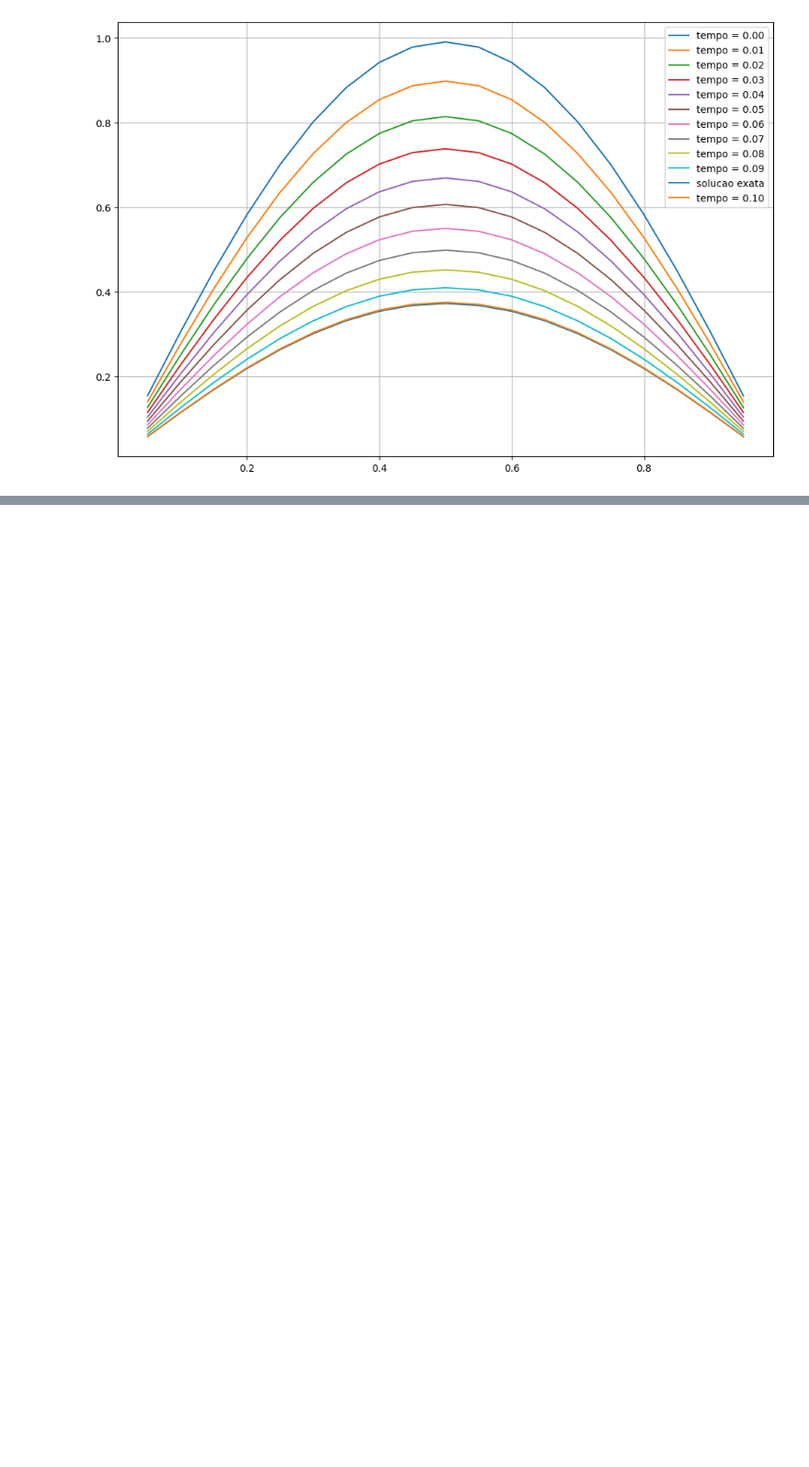
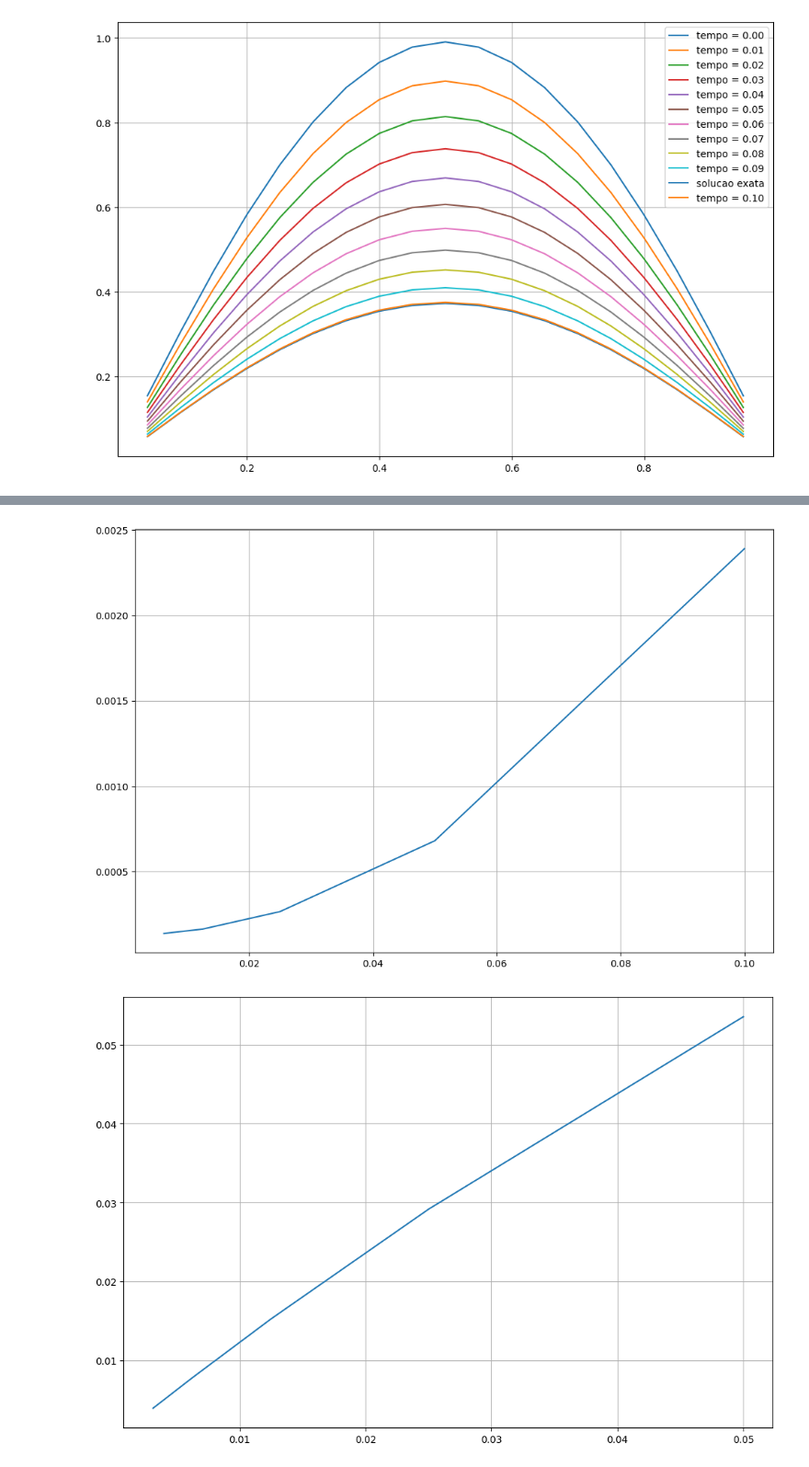
Before and after one commit to pedronalon/PesquisaMetodosNumericos, a Jupyter notebook: HeatEquation1DImplicitEuller.ipynb, the cells around one changed output, grey strips where cells are left out. Shown at 92% size. Saved outputs shown, nothing was run; the diff lists cells and outputs as text; code cells hidden in the pictures; blank space fills up the shorter version.

```diff
--- a/HeatEquation1DImplicitEuller.ipynb
+++ b/HeatEquation1DImplicitEuller.ipynb
@@ -195,0 +120,67 @@ plt.show()
+# %%
+def calcErro(n, dt, tf = 0.1, c = 1, L = 1):
+    h = L/n
+    cond  = c*dt/h**2
+
+    diagonalPrincipal = 1+2*cond #diagonal principal da matriz tridiagonal
+    diagonaisAdj = -cond #diagonais adjacentes da matriz tridiagonal
+    matriz = np.zeros((n-1,n-1))
+    matriz = montaMatriz(n-1,matriz,diagonalPrincipal,diagonaisAdj)
+
+    x = np.linspace(0,L,n+1)
+    x_plot = x[1:-1]
+    tempo = np.arange(0,tf,dt)
+
+    T = g(x_plot)
+    b = np.zeros(n-1)
+
+    for i in range(len(tempo)):
+        b[:] = T[:]
+        T = np.linalg.solve(matriz,b)
+
+
+    sol_exata = solucaoexata(x_plot, tf)
+    erro = np.linalg.norm(T-sol_exata)/np.sqrt(n-1)
+    return erro, h
+
+
+
+
+dt_fixo = 1e-4
+N = [10,20,40,80,160]
+
+erros_espaciais = []
+dxs = []
+
+for n in N:
+    erro, h = calcErro(n,dt_fixo)
+    erros_espaciais.append(erro)
+    dxs.append(h)
+
+
+plt.figure(figsize=(12,8))
+plt.plot(dxs,erros_espaciais)
+plt.grid(True)
+plt.show()
+
+
+
+
+n_fixo = 300
+dts = [0.05, 0.025, 0.0125, 0.00625, 0.003125]
+
+erros_temporais = []
+
+for t in dts:
+    erro, h = calcErro(n_fixo,t)
+    erros_temporais.append(erro)
+
+
+
+plt.figure(figsize=(12,8))
+plt.plot(dts,erros_temporais)
+plt.grid(True)
+plt.show()
+# %% [output]
+[figure, added]
+[figure, added]
```
Also changed, not shown: parts of 2 cells of this notebook.
